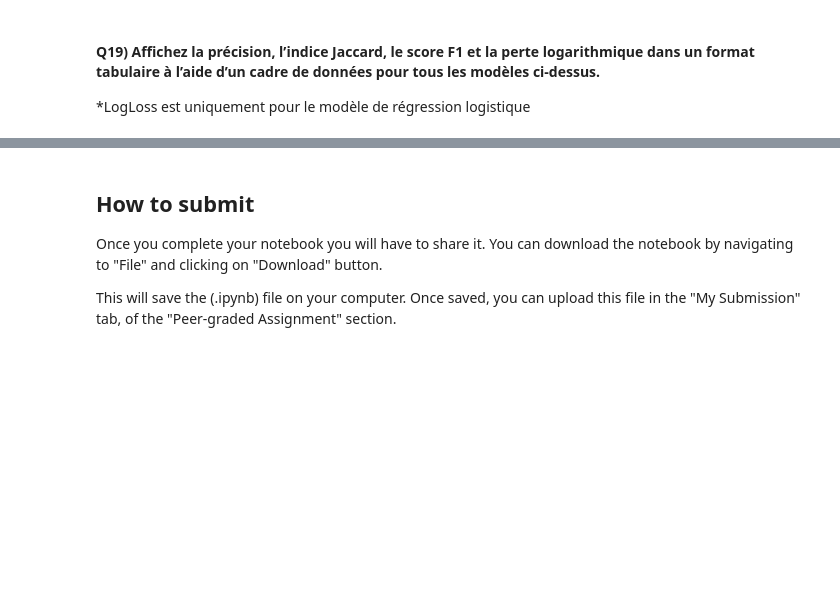
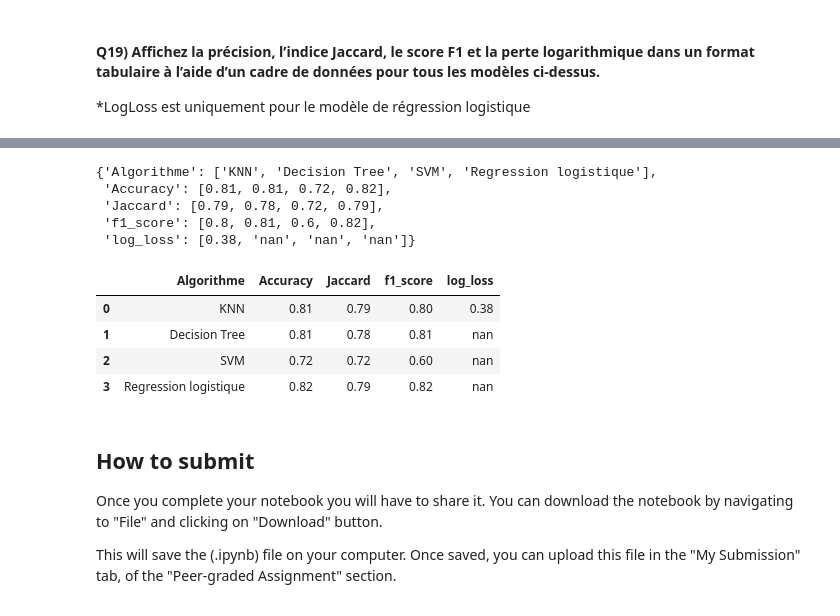
Before and after one commit to mahi-ndoung-rodrigue/Projet-Machine-Learning, a Jupyter notebook: ML0101EN_SkillUp_FinalAssignment.jupyterlite (1).ipynb, the cells around one changed output, grey strips where cells are left out. Saved outputs shown, nothing was run; the diff lists cells and outputs as text; code cells hidden in the pictures; blank space fills up the shorter version.

```diff
--- a/ML0101EN_SkillUp_FinalAssignment.jupyterlite (1).ipynb
+++ b/ML0101EN_SkillUp_FinalAssignment.jupyterlite (1).ipynb
@@ -637,3 +727,30 @@ Report =
+# %%
+Report1 = {
+
+    "Algorithme": ["KNN", "Decision Tree", "SVM", "Regression logistique"],
+    "Accuracy": [0.81, 0.81, 0.72, 0.82],
+    "Jaccard": [ 0.79,  0.78,  0.72, 0.79],
+    "f1_score" : [ 0.80,  0.81,  0.60, 0.82],
+    "log_loss" : [ 0.38,  "nan",  "nan", 'nan']
+}
+
+
+Report1
+# %% [output]
+{'Algorithme': ['KNN', 'Decision Tree', 'SVM', 'Regression logistique'],
+ 'Accuracy': [0.81, 0.81, 0.72, 0.82],
+ 'Jaccard': [0.79, 0.78, 0.72, 0.79],
+ 'f1_score': [0.8, 0.81, 0.6, 0.82],
+ 'log_loss': [0.38, 'nan', 'nan', 'nan']}
+# %%
+reportfinal=pd.DataFrame(Report1)
+reportfinal
+# %% [output]
+|  | Algorithme | Accuracy | Jaccard | f1_score | log_loss |
+| 0 | KNN | 0.81 | 0.79 | 0.80 | 0.38 |
+| 1 | Decision Tree | 0.81 | 0.78 | 0.81 | nan |
+| 2 | SVM | 0.72 | 0.72 | 0.60 | nan |
+| 3 | Regression logistique | 0.82 | 0.79 | 0.82 | nan |
 # %% [markdown]
 <h2 id="Section_5">  How to submit </h2>
 
```
Also changed, not shown: parts of 10 cells of this notebook.
